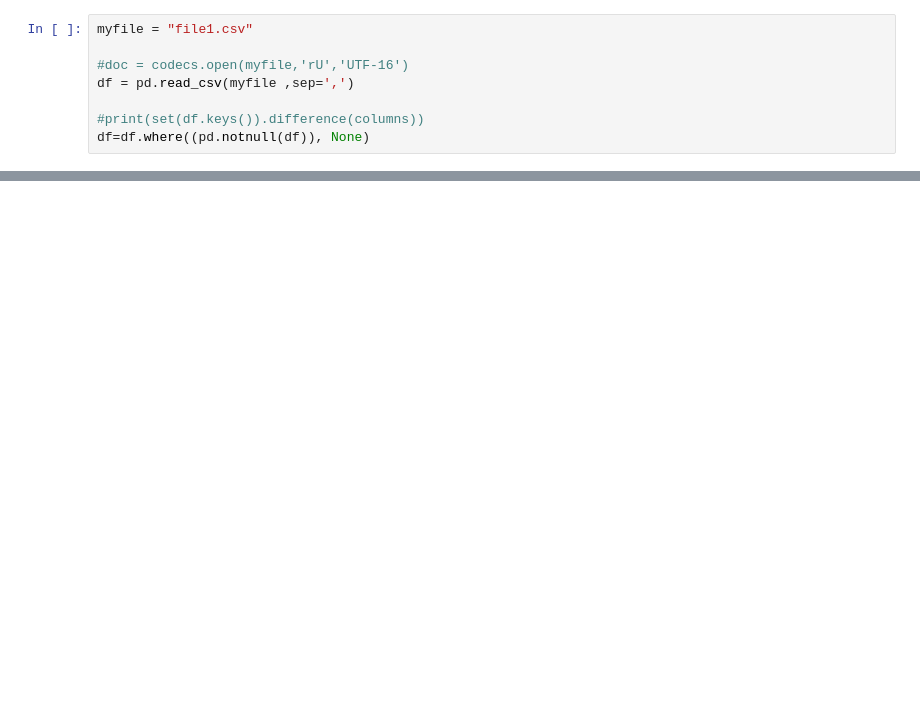
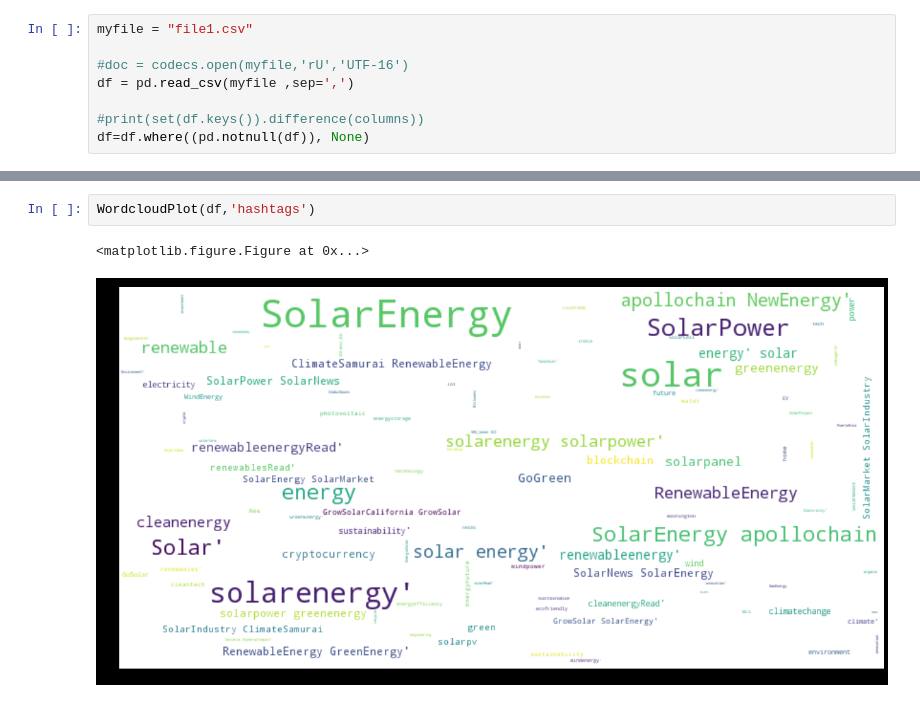
Before and after one commit to abndre/Solar_Energy, a Jupyter notebook: twiiter_files/tw_files_solar.ipynb, the cells around one changed output, grey strips where cells are left out. Cells and saved outputs as stored; diff of their text form; blank space fills up the shorter version.

```diff
--- a/twiiter_files/tw_files_solar.ipynb
+++ b/twiiter_files/tw_files_solar.ipynb
@@ -30,0 +32,5 @@ df.head()
+# %%
+WordcloudPlot(df,'hashtags')
+# %% [output]
+<matplotlib.figure.Figure at 0x...>
+[figure, added]
```
Also changed, not shown: parts of 3 cells of this notebook, 2 other files.
